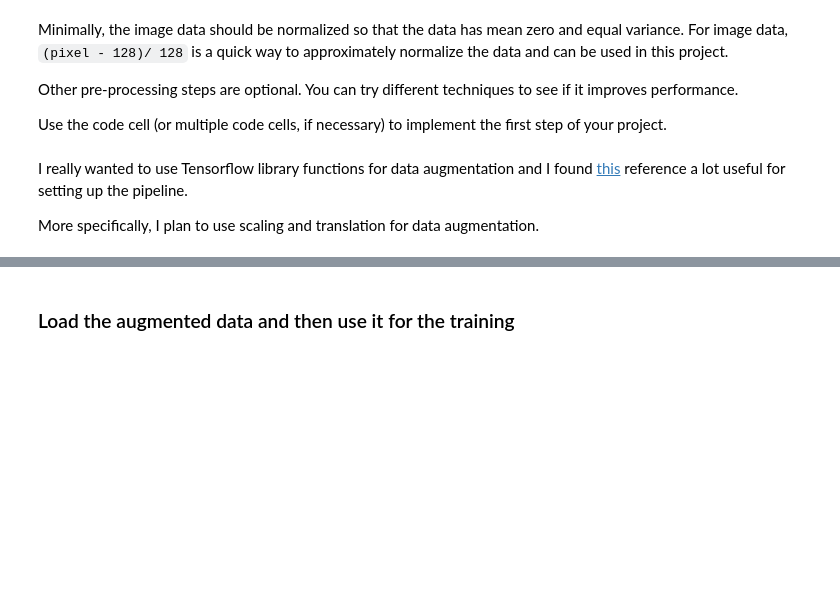
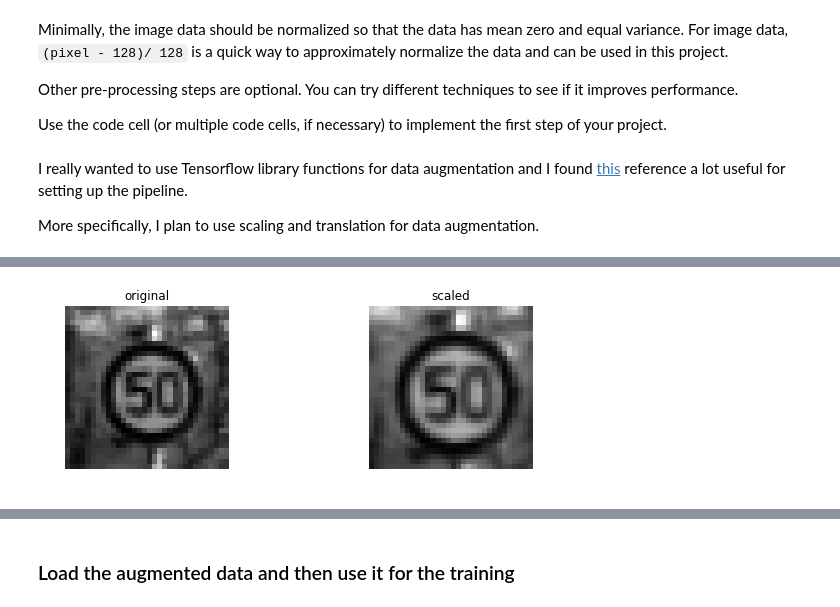
Before and after one commit to bkanaki/CarND-Traffic-Sign-Classifier-Project, a Jupyter notebook: Traffic_Sign_Classifier.ipynb, the cells around one changed output, grey strips where cells are left out. Saved outputs shown, nothing was run; the diff lists cells and outputs as text; code cells hidden in the pictures; blank space fills up the shorter version.

```diff
--- a/Traffic_Sign_Classifier.ipynb
+++ b/Traffic_Sign_Classifier.ipynb
@@ -460,0 +351,38 @@ print("Len of total train data: {}".format(len(y_train)))
+# %%
+# Function for generating a random scale of the image.
+def randomScale(img):
+    img = img.squeeze()
+    r, c = img.shape
+    factor = 3
+    s = np.random.randint(-factor, factor+1)
+    if s == 0:
+        s+=1;
+    pt1 = np.float32([[s  ,   s],
+                      [r-s,   s],
+                      [s  , c-s],
+                      [r-s, c-s]])
+    pt2 = np.float32([[0, 0],
+                      [r, 0],
+                      [0, c],
+                      [r, c]])
+    M = cv2.getPerspectiveTransform(pt1,pt2)
+    res = cv2.warpPerspective(img, M, (c, r), cv2.INTER_LINEAR, cv2.BORDER_WRAP)
+    return res
+# %%
+test_img = X_train[np.random.randint(len(X_train))]
+
+test_res = randomScale(test_img)
+
+fig, axs = plt.subplots(1,2, figsize=(10, 3))
+
+axs[0].axis('off')
+axs[0].imshow(test_img.squeeze(), cmap='gray')
+axs[0].set_title('original')
+
+axs[1].axis('off')
+axs[1].imshow(test_res.squeeze(), cmap='gray')
+axs[1].set_title('scaled')
+
+plt.show()
+# %% [output]
+[figure, added]
```
Also changed, not shown: parts of 69 cells of this notebook, 2 other files.
